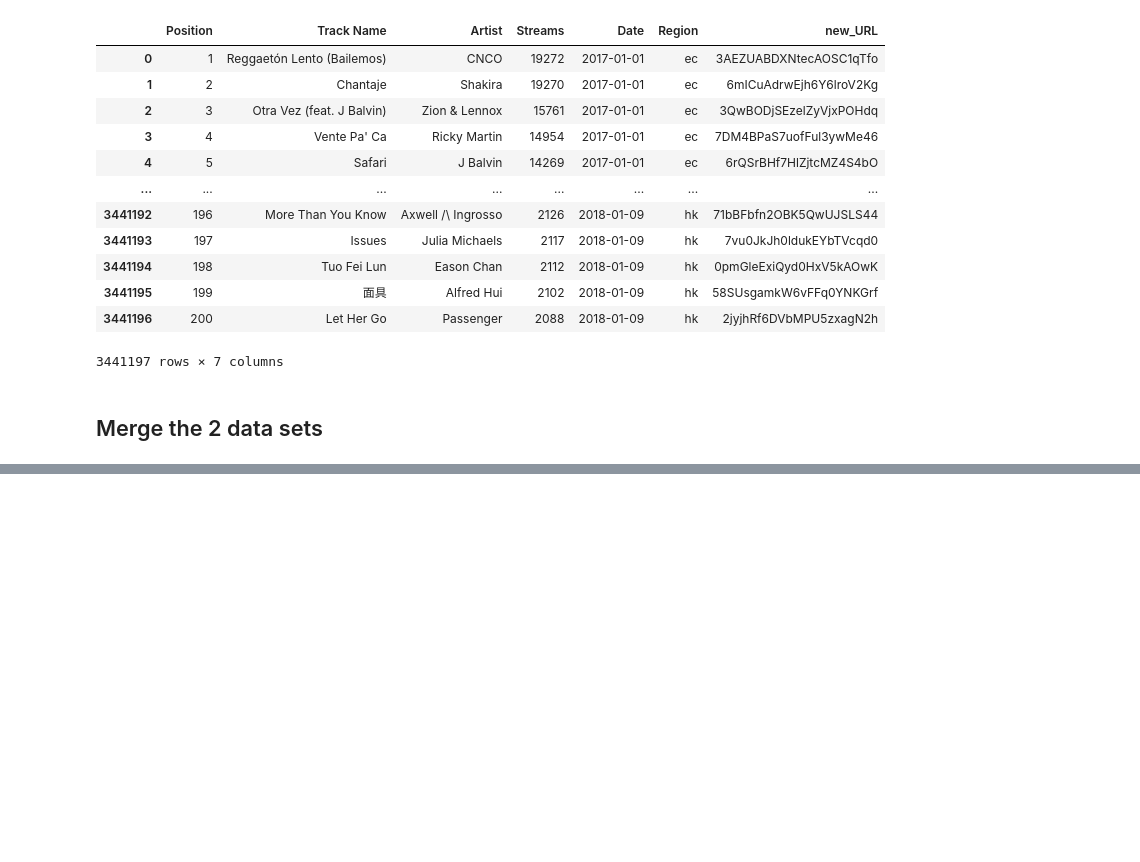
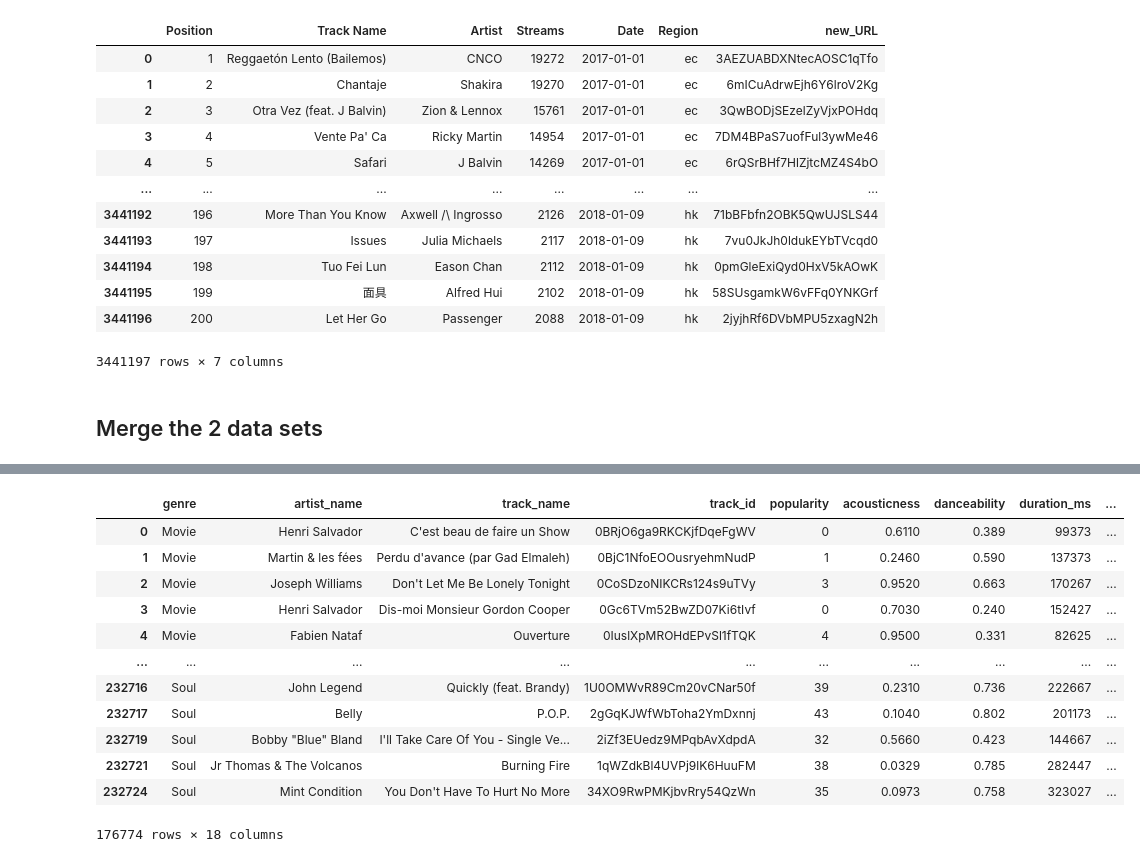
Before and after one commit to BrandonTur90/Spotify-Data-Analysis, a Jupyter notebook: Initial Analysis.ipynb, the cells around one changed output, grey strips where cells are left out. Saved outputs shown, nothing was run; the diff lists cells and outputs as text; code cells hidden in the pictures; blank space fills up the shorter version.

```diff
--- a/Initial Analysis.ipynb
+++ b/Initial Analysis.ipynb
@@ -248,0 +247,17 @@ df.drop_duplicates(subset=None, keep=’first’, inplace=False)
+# %%
+spotify_features_df.drop_duplicates(subset="track_id", keep='first', inplace=True)
+spotify_features_df
+# %% [output]
+|  | genre | artist_name | track_name | track_id | popularity | acousticness | danceability | duration_ms | ... |
+| 0 | Movie | Henri Salvador | C'est beau de faire un Show | 0BRjO6ga9RKCKjfDqeFgWV | 0 | 0.6110 | 0.389 | 99373 | ... |
+| 1 | Movie | Martin & les fées | Perdu d'avance (par Gad Elmaleh) | 0BjC1NfoEOOusryehmNudP | 1 | 0.2460 | 0.590 | 137373 | ... |
+| 2 | Movie | Joseph Williams | Don't Let Me Be Lonely Tonight | 0CoSDzoNIKCRs124s9uTVy | 3 | 0.9520 | 0.663 | 170267 | ... |
+| 3 | Movie | Henri Salvador | Dis-moi Monsieur Gordon Cooper | 0Gc6TVm52BwZD07Ki6tIvf | 0 | 0.7030 | 0.240 | 152427 | ... |
+| 4 | Movie | Fabien Nataf | Ouverture | 0IuslXpMROHdEPvSl1fTQK | 4 | 0.9500 | 0.331 | 82625 | ... |
+| ... | ... | ... | ... | ... | ... | ... | ... | ... | ... |
+| 232716 | Soul | John Legend | Quickly (feat. Brandy) | 1U0OMWvR89Cm20vCNar50f | 39 | 0.2310 | 0.736 | 222667 | ... |
+| 232717 | Soul | Belly | P.O.P. | 2gGqKJWfWbToha2YmDxnnj | 43 | 0.1040 | 0.802 | 201173 | ... |
+| 232719 | Soul | Bobby "Blue" Bland | I'll Take Care Of You - Single Ve... | 2iZf3EUedz9MPqbAvXdpdA | 32 | 0.5660 | 0.423 | 144667 | ... |
+| 232721 | Soul | Jr Thomas & The Volcanos | Burning Fire | 1qWZdkBl4UVPj9lK6HuuFM | 38 | 0.0329 | 0.785 | 282447 | ... |
+| 232724 | Soul | Mint Condition | You Don't Have To Hurt No More | 34XO9RwPMKjbvRry54QzWn | 35 | 0.0973 | 0.758 | 323027 | ... |
+176774 rows × 18 columns
```
Also changed, not shown: parts of 5 cells of this notebook.
